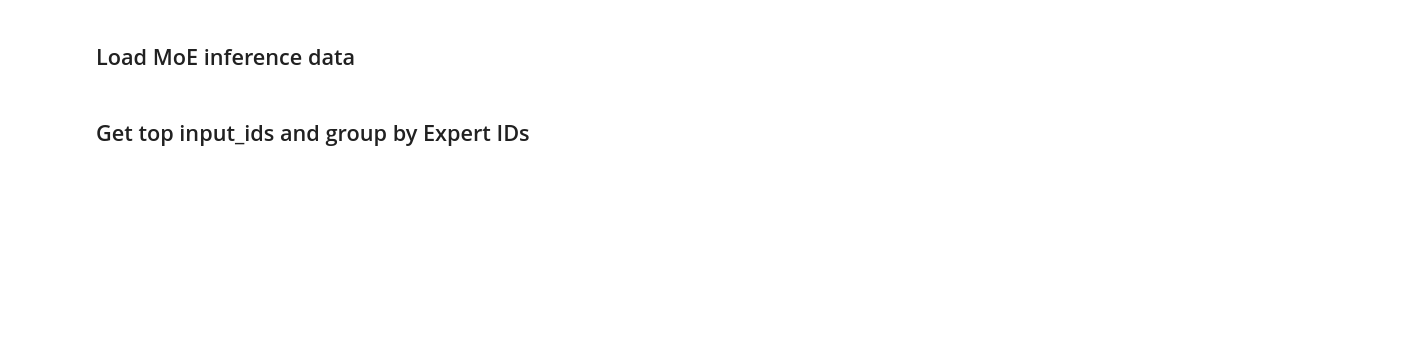
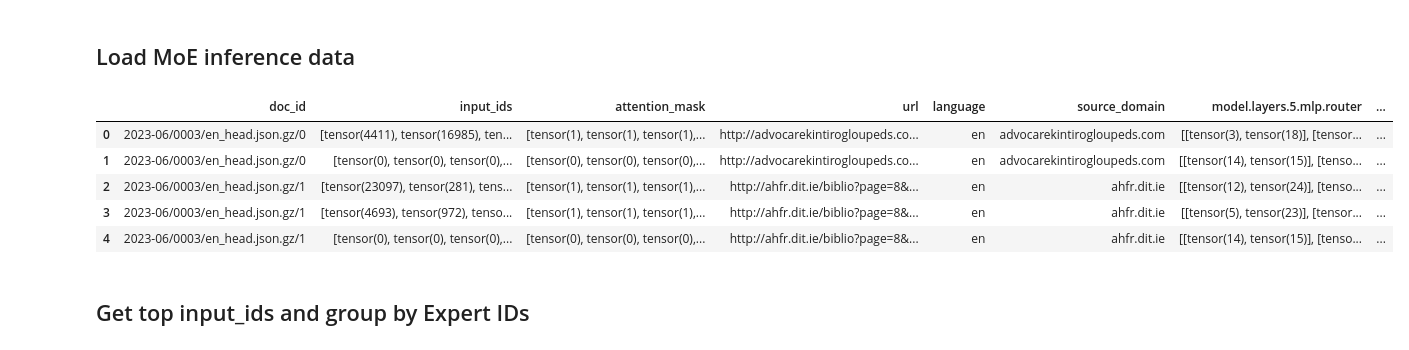
Before and after one commit to ilyalasy/moe-routing, a Jupyter notebook: notebooks/routing_eda.ipynb, the cells around one changed output. Cells and saved outputs as stored; diff of their text form; code cells hidden in the pictures; blank space fills up the shorter version.

```diff
--- a/notebooks/routing_eda.ipynb
+++ b/notebooks/routing_eda.ipynb
@@ -19,10 +19,18 @@ tokenizer = AutoTokenizer.from_pretrained(
 # %% [markdown]
 ## Load MoE inference data
 # %%
-experts = torch.load(f"{HOME}/repos/output/experts-30000.pt")
+experts = torch.load(f"{HOME}/repos/output/experts-5000.pt")
 for k, v in experts.items():
     if isinstance(v, torch.Tensor):
         experts[k] = [t for t in v]
 df = pd.DataFrame(experts)
+df.head()
+# %% [output]
+|  | doc_id | input_ids | attention_mask | url | language | source_domain | model.layers.5.mlp.router | ... |
+| 0 | 2023-06/0003/en_head.json.gz/0 | [tensor(4411), tensor(16985), ten... | [tensor(1), tensor(1), tensor(1),... | http://advocarekintirogloupeds.co... | en | advocarekintirogloupeds.com | [[tensor(3), tensor(18)], [tensor... | ... |
+| 1 | 2023-06/0003/en_head.json.gz/0 | [tensor(0), tensor(0), tensor(0),... | [tensor(0), tensor(0), tensor(0),... | http://advocarekintirogloupeds.co... | en | advocarekintirogloupeds.com | [[tensor(14), tensor(15)], [tenso... | ... |
+| 2 | 2023-06/0003/en_head.json.gz/1 | [tensor(23097), tensor(281), tens... | [tensor(1), tensor(1), tensor(1),... | http://ahfr.dit.ie/biblio?page=8&... | en | ahfr.dit.ie | [[tensor(12), tensor(24)], [tenso... | ... |
+| 3 | 2023-06/0003/en_head.json.gz/1 | [tensor(4693), tensor(972), tenso... | [tensor(1), tensor(1), tensor(1),... | http://ahfr.dit.ie/biblio?page=8&... | en | ahfr.dit.ie | [[tensor(5), tensor(23)], [tensor... | ... |
+| 4 | 2023-06/0003/en_head.json.gz/1 | [tensor(0), tensor(0), tensor(0),... | [tensor(0), tensor(0), tensor(0),... | http://ahfr.dit.ie/biblio?page=8&... | en | ahfr.dit.ie | [[tensor(14), tensor(15)], [tenso... | ... |
 # %% [markdown]
 ## Get top input_ids and group by Expert IDs
```
Also changed, not shown: parts of 5 cells of this notebook.
